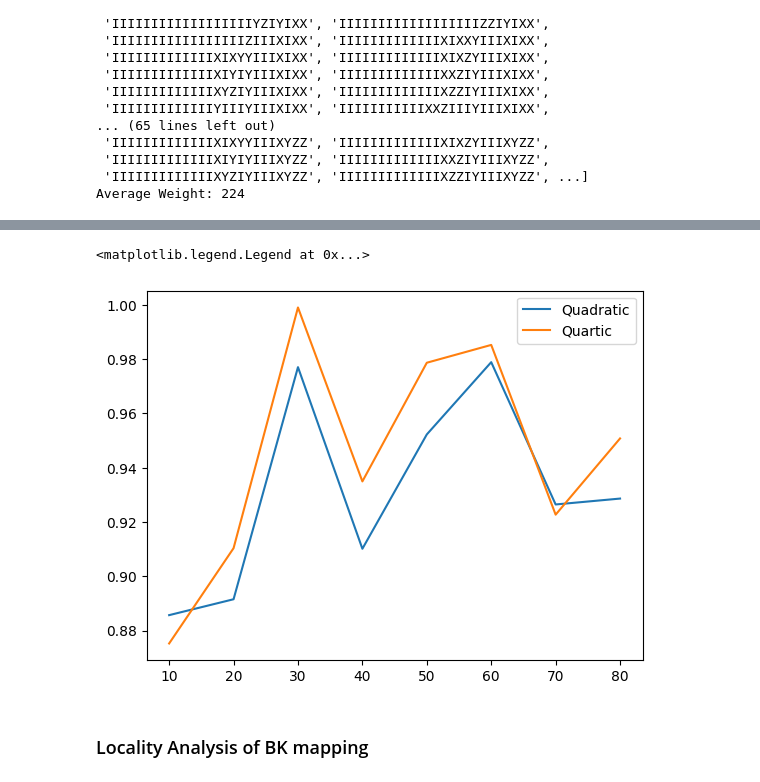
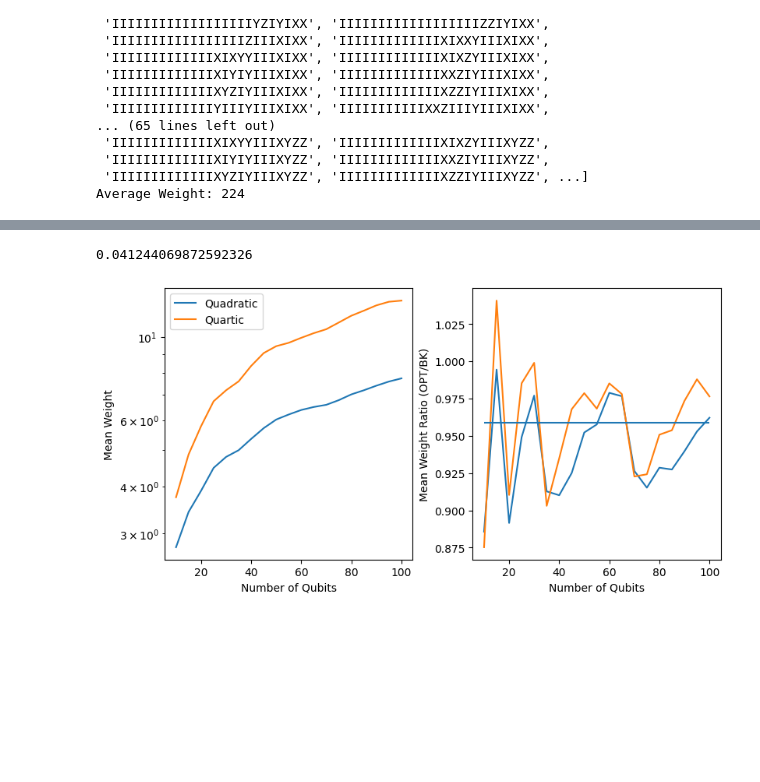
Before and after one commit to OnekaSingh/woq2025, a Jupyter notebook: binary_demo.ipynb, the cells around one changed output, grey strips where cells are left out. Saved outputs shown, nothing was run; the diff lists cells and outputs as text; code cells hidden in the pictures; blank space fills up the shorter version.

```diff
--- a/binary_demo.ipynb
+++ b/binary_demo.ipynb
@@ -218,9 +213,39 @@ T0 = 2.2041199826559246
+# %%
+### Storing the results here for the optimizations based on BK to avoid running the cell above every time
+
+num_qubits = [10, 15, 20, 25, 30, 35, 40, 45, 50, 55, 60, 65, 70, 75, 80, 85, 90, 95, 100]
+
+quadratic_weights_bk = [3.111111111111111, 3.4380952380952383, 4.368421052631579, 4.72, 4.905747126436782, 5.470588235294118, 5.87948717948718, 6.177777777777778, 6.32734693877551, 6.48956228956229, 6.526553672316385, 6.6625, 7.118426501035197, 7.414414414414415, 7.570253164556962, 7.773669467787115, 7.89063670411985, 7.980515117581187, 8.058787878787879]
+quartic_weights_bk = [4.276190476190476, 4.672527472527473, 6.355830753353973, 6.839525691699604, 7.217588031381135, 8.432085561497326, 8.951504540978226, 9.35481056411289, 9.651046461137646, 9.959818797554647, 10.092261630112686, 10.459704005671748, 11.35812279486746, 11.816953391747912, 11.97388307894637, 12.31131996730517, 12.460217048438668, 12.552221501502256, 12.78760463885648]
+
+quadratic_weights = [2.7555555555555555, 3.419047619047619, 3.8947368421052633, 4.48, 4.793103448275862, 4.99327731092437, 5.351282051282051, 5.715151515151515, 6.0253061224489795, 6.214814814814815, 6.388700564971751, 6.506730769230769, 6.5950310559006216, 6.785945945945946, 7.030063291139241, 7.20952380952381, 7.414481897627965, 7.60515117581187, 7.753939393939394]
+quartic_weights = [3.742857142857143, 4.863003663003663, 5.786171310629515, 6.73897233201581, 7.210509031198686, 7.614438502673797, 8.36931830616041, 9.0547065337763, 9.445175857577073, 9.643846300450074, 9.943211623447866, 10.230464965142385, 10.48035162150519, 10.92169649101156, 11.38463751438435, 11.742288687440888, 12.129548878948336, 12.40121122836335, 12.487079420334206]
 # %%
-plt.plot(num_qubits, quadratic_ratios, label="Quadratic")
-plt.plot(num_qubits, quartic_ratios, label="Quartic")
-plt.legend()
+quadratic_weights = np.array(quadratic_weights)
+quartic_weights = np.array(quartic_weights)
+
+quadratic_weights_bk = np.array(quadratic_weights_bk)
+quartic_weights_bk = np.array(quartic_weights_bk)
+
+fig, axs = plt.subplots(nrows=1, ncols=2, figsize=(8, 4), constrained_layout=True)
+
+axs[0].plot(num_qubits, quadratic_weights, label="Quadratic")
+axs[0].plot(num_qubits, quartic_weights, label="Quartic")
+axs[0].set_xlabel("Number of Qubits")
+axs[0].set_ylabel("Mean Weight")
+axs[0].set_yscale("log")
+axs[0].legend()
+
+axs[1].plot(num_qubits, quadratic_weights/quadratic_weights_bk, label="Quadratic")
+axs[1].plot(num_qubits, quartic_weights/quartic_weights_bk, label="Quartic")
+axs[1].set_xlabel("Number of Qubits")
+axs[1].set_ylabel("Mean Weight Ratio (OPT/BK)")
+
+mean = np.mean(quartic_weights/quartic_weights_bk)
+
+axs[1].hlines(y=mean, xmin=num_qubits[0], xmax=num_qubits[-1])
+# axs[1].legend()
+print(1-mean)
 # %% [output]
-<matplotlib.legend.Legend at 0x...>
+0.041244069872592326
-[figure, old version]
+[figure, new version]
-# %% [markdown]
-### Locality Analysis of BK mapping
```
Also changed, not shown: parts of 19 cells of this notebook.
